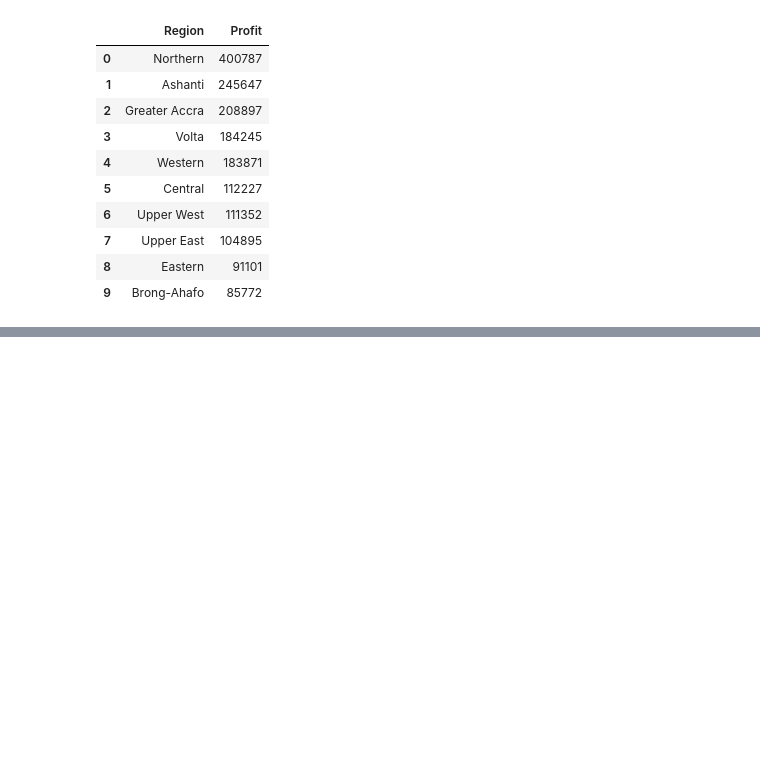
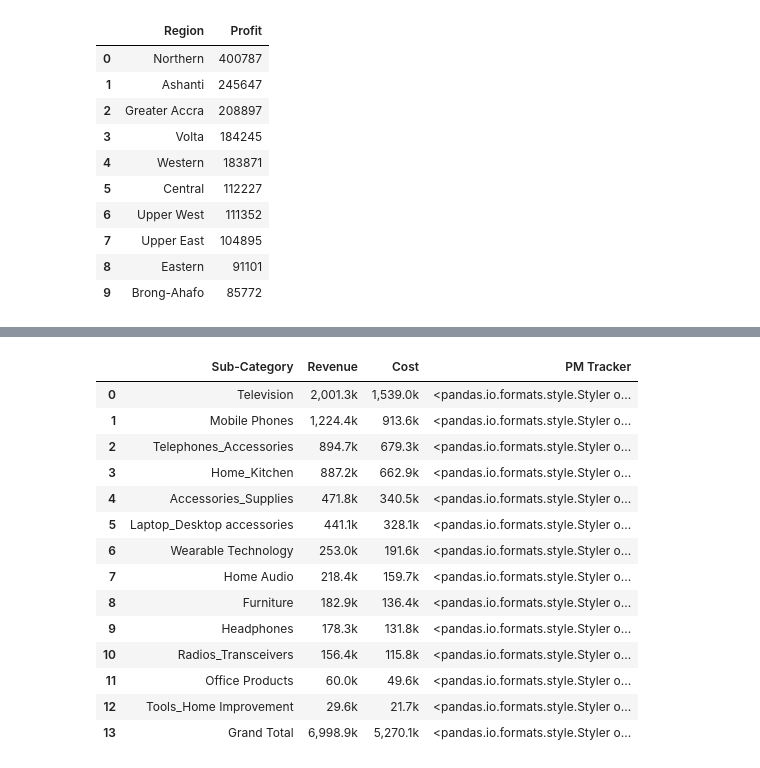
Before and after one commit to Priscilla-B/Sales-Analysis, a Jupyter notebook: data-exploration/exploration.ipynb, the cells around one changed output, grey strips where cells are left out. Cells and saved outputs as stored; diff of their text form; code cells hidden in the pictures; blank space fills up the shorter version.

```diff
--- a/data-exploration/exploration.ipynb
+++ b/data-exploration/exploration.ipynb
@@ -108,0 +140,26 @@ sub_category_df.drop("Profit",axis=1, inplace=True)
+# %%
+def red_circle(v, props=""):
+    return props if v <0.2 else None
+
+
+sub_category_df[["PM Tracker"]] = sub_category_df[["PM Tracker"]].style.applymap(red_circle,
+ props="height: 25px; width: 25px; background-color: #c85533; border-radius: 50%;")
+
+
+sub_category_df
+# %% [output]
+|  | Sub-Category | Revenue | Cost | PM Tracker |
+| 0 | Television | 2,001.3k | 1,539.0k | <pandas.io.formats.style.Styler o... |
+| 1 | Mobile Phones | 1,224.4k | 913.6k | <pandas.io.formats.style.Styler o... |
+| 2 | Telephones_Accessories | 894.7k | 679.3k | <pandas.io.formats.style.Styler o... |
+| 3 | Home_Kitchen | 887.2k | 662.9k | <pandas.io.formats.style.Styler o... |
+| 4 | Accessories_Supplies | 471.8k | 340.5k | <pandas.io.formats.style.Styler o... |
+| 5 | Laptop_Desktop accessories | 441.1k | 328.1k | <pandas.io.formats.style.Styler o... |
+| 6 | Wearable Technology | 253.0k | 191.6k | <pandas.io.formats.style.Styler o... |
+| 7 | Home Audio | 218.4k | 159.7k | <pandas.io.formats.style.Styler o... |
+| 8 | Furniture | 182.9k | 136.4k | <pandas.io.formats.style.Styler o... |
+| 9 | Headphones | 178.3k | 131.8k | <pandas.io.formats.style.Styler o... |
+| 10 | Radios_Transceivers | 156.4k | 115.8k | <pandas.io.formats.style.Styler o... |
+| 11 | Office Products | 60.0k | 49.6k | <pandas.io.formats.style.Styler o... |
+| 12 | Tools_Home Improvement | 29.6k | 21.7k | <pandas.io.formats.style.Styler o... |
+| 13 | Grand Total | 6,998.9k | 5,270.1k | <pandas.io.formats.style.Styler o... |
```
Also changed, not shown: parts of 6 cells of this notebook.
